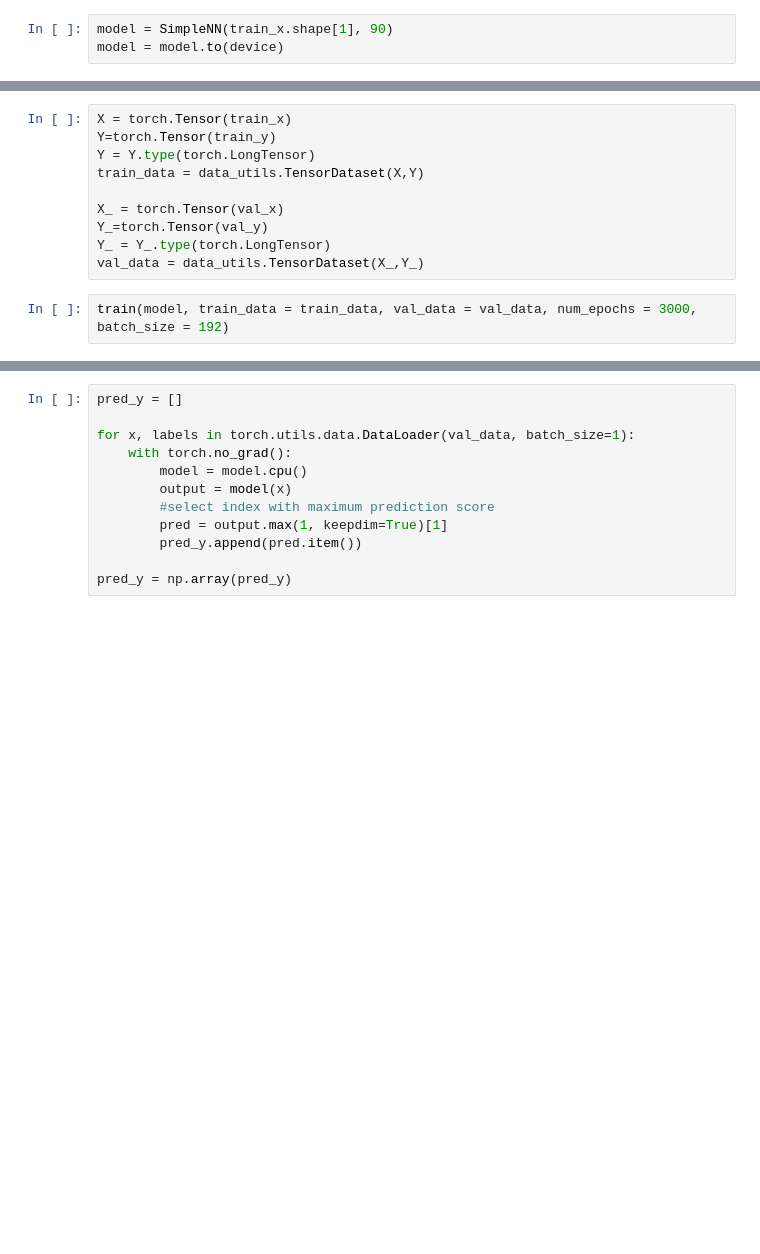
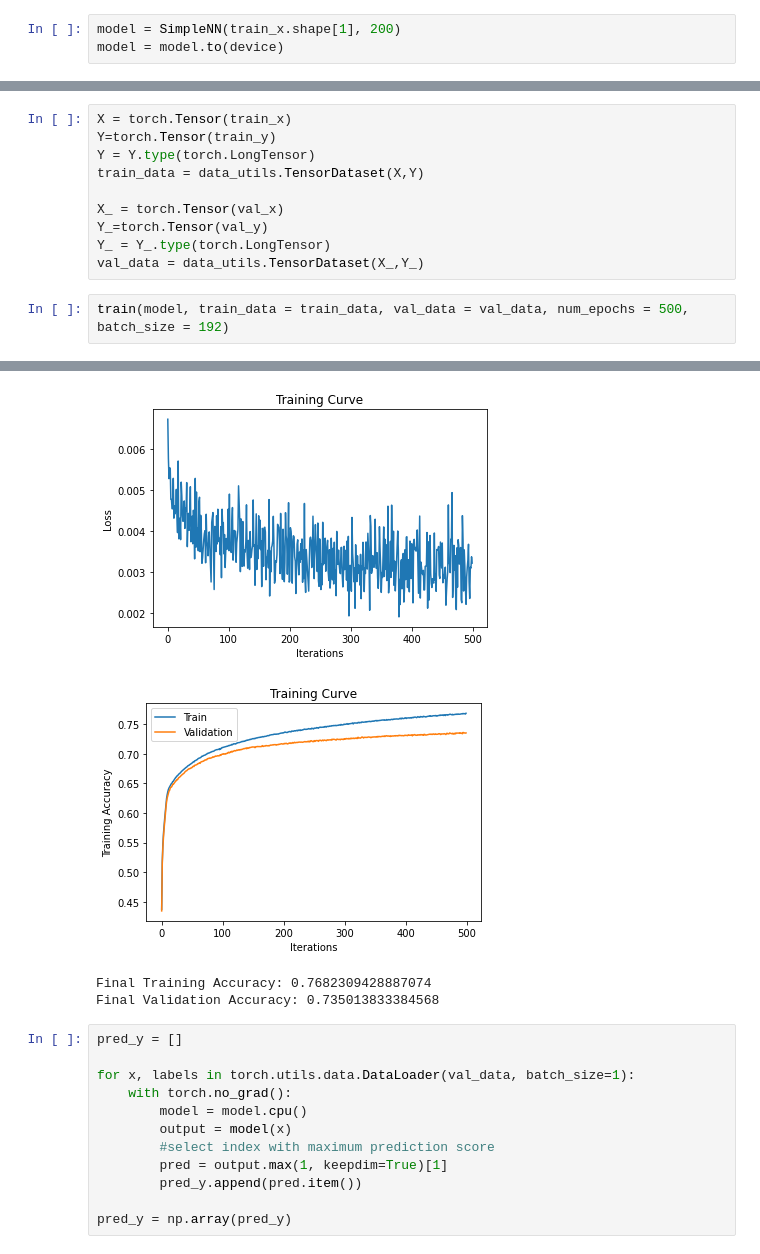
Before and after one commit to amigourou/land-changing-type-prediction, a Jupyter notebook: data_processing.ipynb, the cells around one changed output, grey strips where cells are left out. Saved outputs shown, nothing was run; the diff lists cells and outputs as text; blank space fills up the shorter version.

```diff
--- a/data_processing.ipynb
+++ b/data_processing.ipynb
@@ -544,7 +611,7 @@ split_ratio = 0.8
 train_x, val_x = train_X[:int(len(train_X)*split_ratio)], train_X[int(len(train_X)*split_ratio):]
 train_y, val_y = train_Y[:int(len(train_X)*split_ratio)], train_Y[int(len(train_X)*split_ratio):]
 # %%
-model = SimpleNN(train_x.shape[1], 90)
+model = SimpleNN(train_x.shape[1], 200)
 model = model.to(device)
 # %%
 train_x.shape
@@ -569,4 +636,5 @@ Y_=torch.Tensor(val_y)
 Y_ = Y_.type(torch.LongTensor)
 val_data = data_utils.TensorDataset(X_,Y_)
 # %%
-train(model, train_data = train_data, val_data = val_data, num_epochs = 3000, batch_size = 192)
+train(model, train_data = train_data, val_data = val_data, num_epochs = 500, batch_size = 192)
+# %% [output]
@@ -573,3 +658,7 @@ train(model, train_data = train_data, val_data = val_data, num_epochs = 3000, ba
+[figure, added]
+[figure, added]
+Final Training Accuracy: 0.7682309428887074
+Final Validation Accuracy: 0.735013833384568
 # %%
 pred_y = []
 
```
Also changed, not shown: parts of 29 cells of this notebook, 3 other files.
